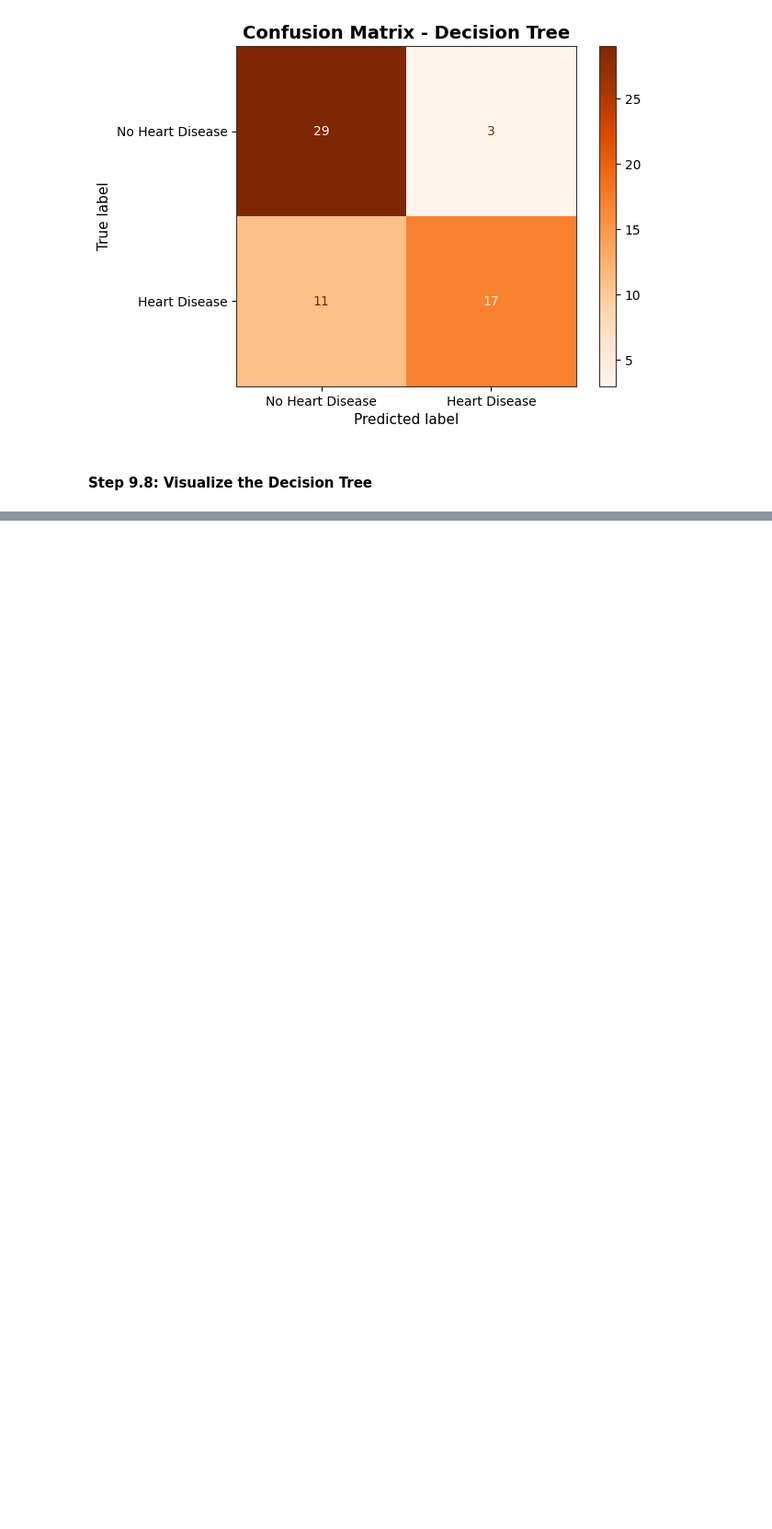
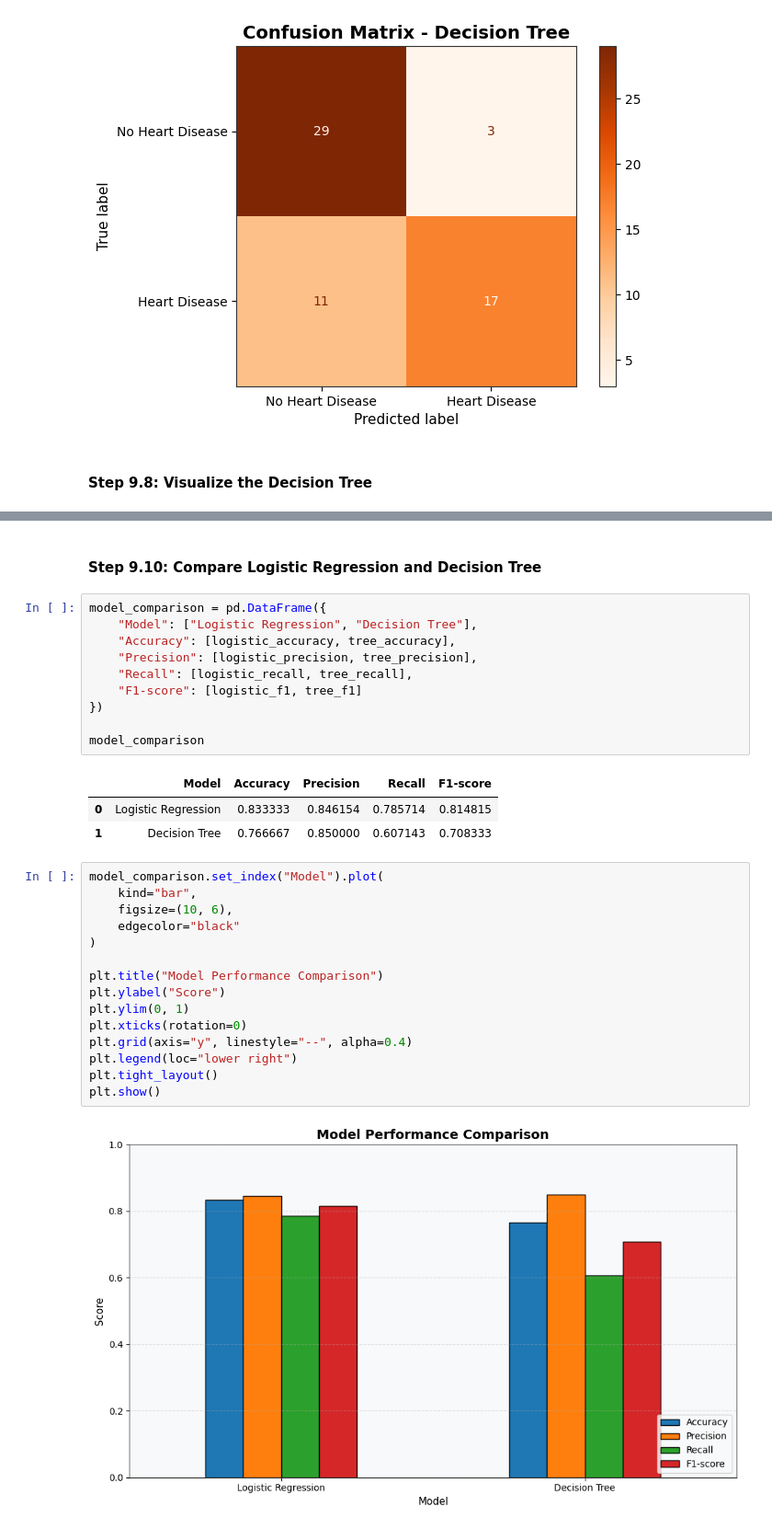
Before and after one commit to Usama2001/Heart-Disease-Risk-Prediction-Using-Decision-Trees-and-XGBoost, a Jupyter notebook: notebooks/heart_disease_prediction.ipynb, the cells around one changed output, grey strips where cells are left out. Shown at 92% size. Cells and saved outputs as stored; diff of their text form; blank space fills up the shorter version.

```diff
--- a/notebooks/heart_disease_prediction.ipynb
+++ b/notebooks/heart_disease_prediction.ipynb
@@ -896,0 +968,33 @@ plt.show()
+# %% [markdown]
+#### Step 9.10: Compare Logistic Regression and Decision Tree
+# %%
+model_comparison = pd.DataFrame({
+    "Model": ["Logistic Regression", "Decision Tree"],
+    "Accuracy": [logistic_accuracy, tree_accuracy],
+    "Precision": [logistic_precision, tree_precision],
+    "Recall": [logistic_recall, tree_recall],
+    "F1-score": [logistic_f1, tree_f1]
+})
+
+model_comparison
+# %% [output]
+|  | Model | Accuracy | Precision | Recall | F1-score |
+| 0 | Logistic Regression | 0.833333 | 0.846154 | 0.785714 | 0.814815 |
+| 1 | Decision Tree | 0.766667 | 0.850000 | 0.607143 | 0.708333 |
+# %%
+model_comparison.set_index("Model").plot(
+    kind="bar",
+    figsize=(10, 6),
+    edgecolor="black"
+)
+
+plt.title("Model Performance Comparison")
+plt.ylabel("Score")
+plt.ylim(0, 1)
+plt.xticks(rotation=0)
+plt.grid(axis="y", linestyle="--", alpha=0.4)
+plt.legend(loc="lower right")
+plt.tight_layout()
+plt.show()
+# %% [output]
+[figure, added]
```
Also changed, not shown: parts of 4 cells of this notebook.
